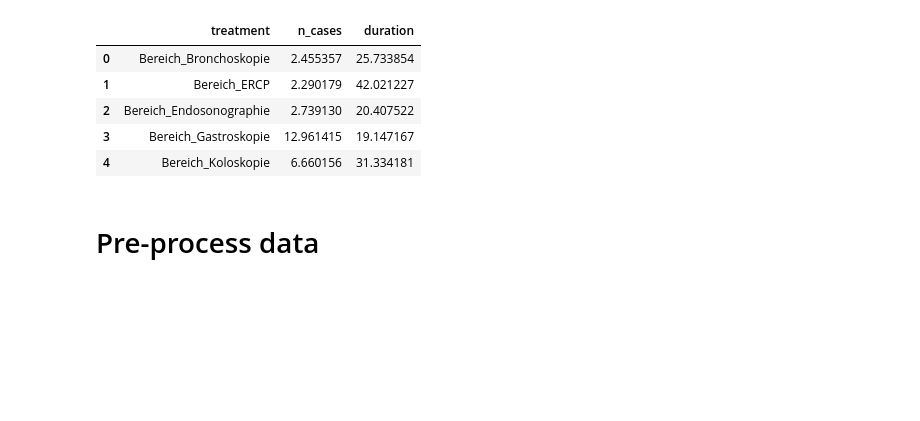
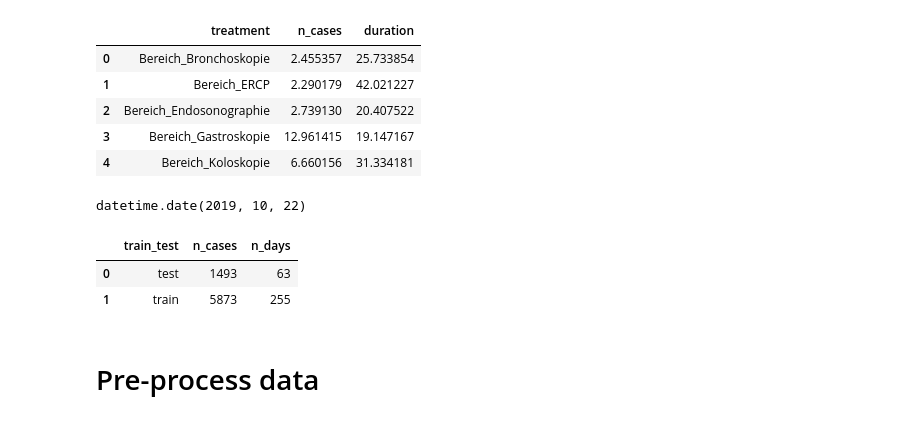
Before and after one commit to FelixGSchmidt/dddex_experiments, a Jupyter notebook: PatientScheduling/Code/_PreProcessing.ipynb, the cells around one changed output. Saved outputs shown, nothing was run; the diff lists cells and outputs as text; code cells hidden in the pictures; blank space fills up the shorter version.

```diff
--- a/PatientScheduling/Code/_PreProcessing.ipynb
+++ b/PatientScheduling/Code/_PreProcessing.ipynb
@@ -114,6 +118,40 @@ data.groupby(['Datum', 'treatment']).agg(
 | 2 | Bereich_Endosonographie | 2.739130 | 20.407522 |
 | 3 | Bereich_Gastroskopie | 12.961415 | 19.147167 |
 | 4 | Bereich_Koloskopie | 6.660156 | 31.334181 |
+# %%
+# Select a split for training and testing
+sel = data.groupby(['date']).agg(
+    n_cases=('patient_id', len)
+).reset_index().sort_values(by='date')
+
+sel['n_cases'] = sel.n_cases.cumsum()
+
+sel['percent_cases'] = sel.n_cases / max(sel.n_cases)
+
+# Split at
+share_train = 0.80
+
+test_start_date = min(sel.loc[sel.percent_cases > share_train].date)
+
+test_start_date
+# %% [output]
+datetime.date(2019, 10, 22)
+# %%
+# Data share over applied split
+data['train_test'] = ''
+data.loc[data.date < test_start_date, 'train_test'] = 'train'
+data.loc[data.date >= test_start_date, 'train_test'] = 'test'
+
+data.groupby(['train_test', 'date']).agg(
+    n_cases=('patient_id', len)
+).reset_index().groupby('train_test').agg(
+    n_cases=('n_cases', sum),
+    n_days=('date', len)
+).reset_index()
+# %% [output]
+|  | train_test | n_cases | n_days |
+| 0 | test | 1493 | 63 |
+| 1 | train | 5873 | 255 |
 # %% [markdown]
 # Pre-process data
 # %%
```
Also changed, not shown: parts of 9 cells of this notebook, 1 other file.
